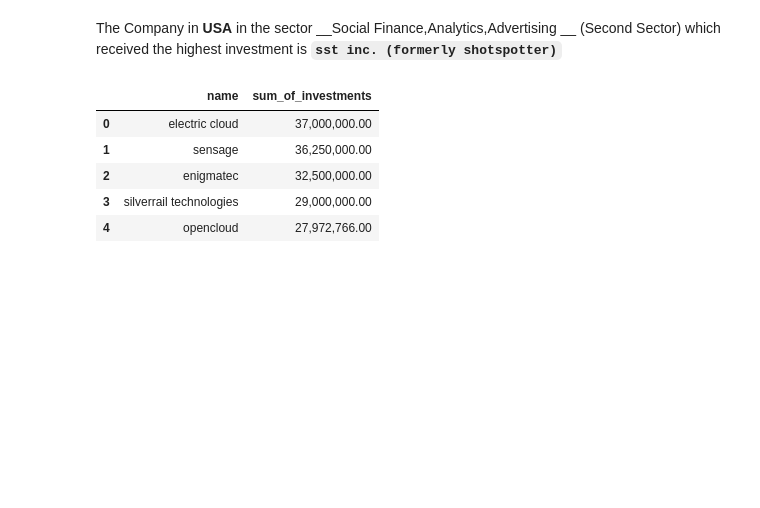
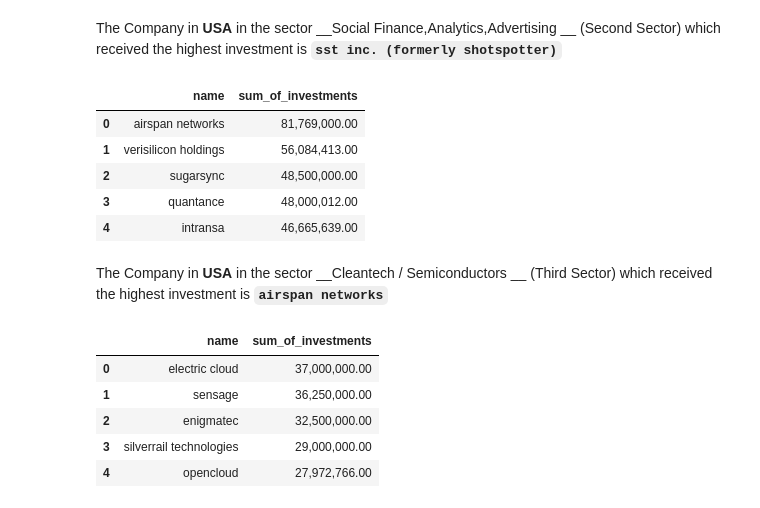
Before and after one commit to subhasisj/Upgrad-PGD-ML---AI, a Jupyter notebook: Assignments/Investment_Analysis_Assignment/Notebooks/Investment_analysis_assignment.ipynb, the cells around one changed output. Saved outputs shown, nothing was run; the diff lists cells and outputs as text; code cells hidden in the pictures; blank space fills up the shorter version.

```diff
--- a/Assignments/Investment_Analysis_Assignment/Notebooks/Investment_analysis_assignment.ipynb
+++ b/Assignments/Investment_Analysis_Assignment/Notebooks/Investment_analysis_assignment.ipynb
@@ -859,12 +861,14 @@ D3_count_of_investments
 #USA
 D1_top_sector = D1_count_of_investments.main_sector[0]
 D1_second_sector = D1_count_of_investments.main_sector[1]
+D1_third_sector = D1_count_of_investments.main_sector[2]
 
 print(f'Top two Sectors for USA are: \n 1. {D1_top_sector} \n 2. {D1_second_sector}')
 
 #UK
 D2_top_sector = D2_count_of_investments.main_sector[0]
 D2_second_sector = D2_count_of_investments.main_sector[1]
+D2_third_sector = D2_count_of_investments.main_sector[2]
 
 print(f'Top two Sectors for GBR are: \n 1. {D2_top_sector} \n 2. {D2_second_sector}')
 
@@ -872,6 +876,7 @@ print(f'Top two Sectors for GBR are: \n 1. {D2_top_sector} \n 2. {D2_second_sect
 #India
 D3_top_sector = D3_count_of_investments.main_sector[0]
 D3_second_sector = D3_count_of_investments.main_sector[1]
+D3_third_sector = D3_count_of_investments.main_sector[2]
 
 print(f'Top two Sectors for India are: \n 1. {D3_top_sector} \n 2. {D3_second_sector}')
 # %% [output]
@@ -919,6 +924,23 @@ top_companies_2nd_sector_D1.head()
 # %% [markdown]
 The Company in __USA__ in the sector __Social Finance,Analytics,Advertising
 __ (Second Sector)  which received the highest investment is __`sst inc. (formerly shotspotter)`__
+# %%
+# Third Sector - USA
+top_companies_3rd_sector_D1 = D1[D1.main_sector == D3_third_sector].groupby("name")['raised_amount_usd'] \
+.agg([('sum_of_investments', 'sum')]) \
+.sort_values('sum_of_investments',ascending=False) \
+.reset_index()
+# %%
+top_companies_3rd_sector_D1.head()
+# %% [output]
+|  | name | sum_of_investments |
+| 0 | airspan networks | 81,769,000.00 |
+| 1 | verisilicon holdings | 56,084,413.00 |
+| 2 | sugarsync | 48,500,000.00 |
+| 3 | quantance | 48,000,012.00 |
+| 4 | intransa | 46,665,639.00 |
+# %% [markdown]
+The Company in __USA__ in the sector __Cleantech / Semiconductors __ (Third Sector)  which received the highest investment is __`airspan networks`__
 # %%
 # Top Sector - GBR
 top_companies_top_sector_D2 = D2[D2.main_sector == D2_top_sector].groupby("name")['raised_amount_usd'] \
```
Also changed, not shown: parts of 23 cells of this notebook, 3 other files.
